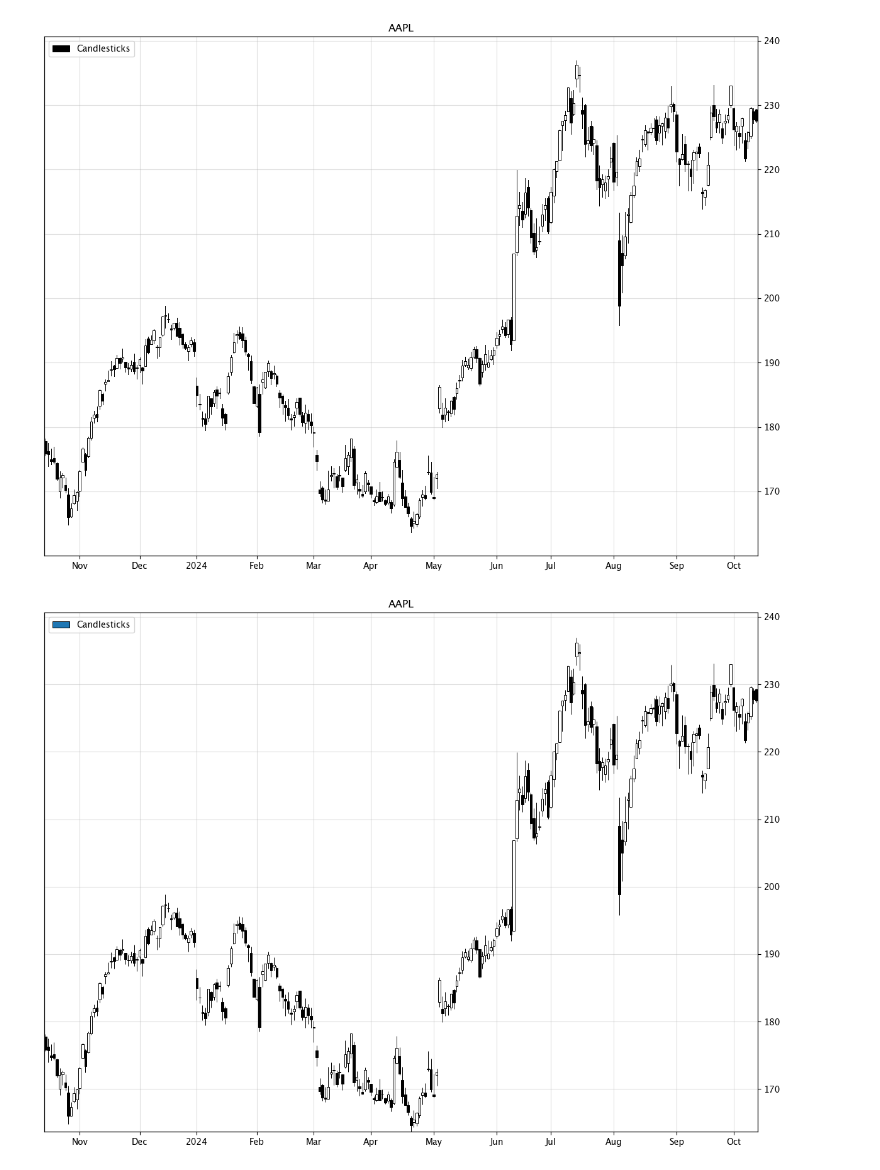
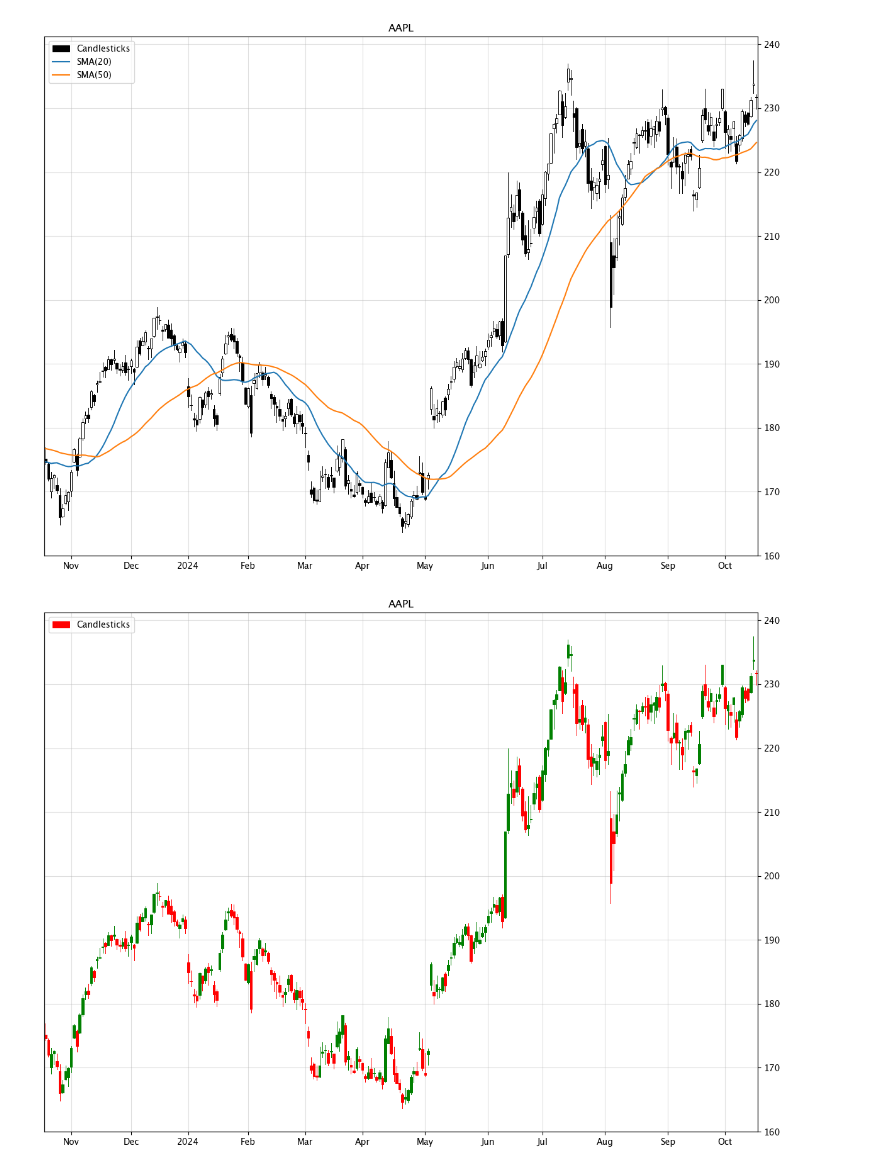
Before and after one commit to furechan/mplchart, a Jupyter notebook: examples/candlesticks-chart.ipynb, the cells around one changed output. Drawn from its saved outputs; the diff is of its cells as text; code cells hidden in the pictures.

```diff
--- a/examples/candlesticks-chart.ipynb
+++ b/examples/candlesticks-chart.ipynb
@@ -25,26 +26,26 @@ Data columns (total 7 columns):
 dtypes: float64(6), int64(1)
 memory usage: 78.6 KB
 # %%
-# Candlesticks (default)
+# Candlesticks with Moving Averages
 
 max_bars = 250
 
-indicators = [ Candlesticks() ]
+indicators = [ Candlesticks(), SMA(20), SMA(50) ]
 
 chart = Chart(title=ticker, max_bars=max_bars)
 chart.plot(prices, indicators)
 chart.show()
 # %% [output]
-[figure, old version]
+[figure, new version]
 # %%
-# Candlesticks (using bars)
+# Candlesticks with colored candles
 
 max_bars = 250
 
-indicators = [ Candlesticks(use_bars=True) ]
+indicators = [ Candlesticks(colorup="green", colordn="red") ]
 
 chart = Chart(title=ticker, max_bars=max_bars)
 chart.plot(prices, indicators)
 chart.show()
 # %% [output]
-[figure, old version]
+[figure, new version]
```
Also changed, not shown: parts of 5 cells of this notebook, 33 other files.
